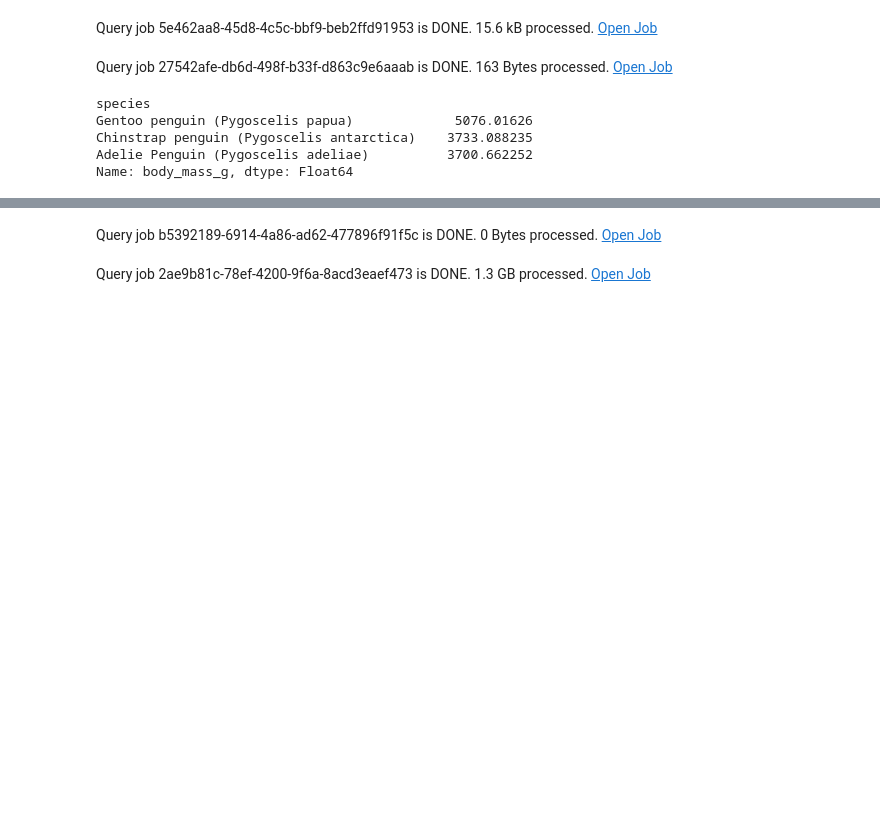
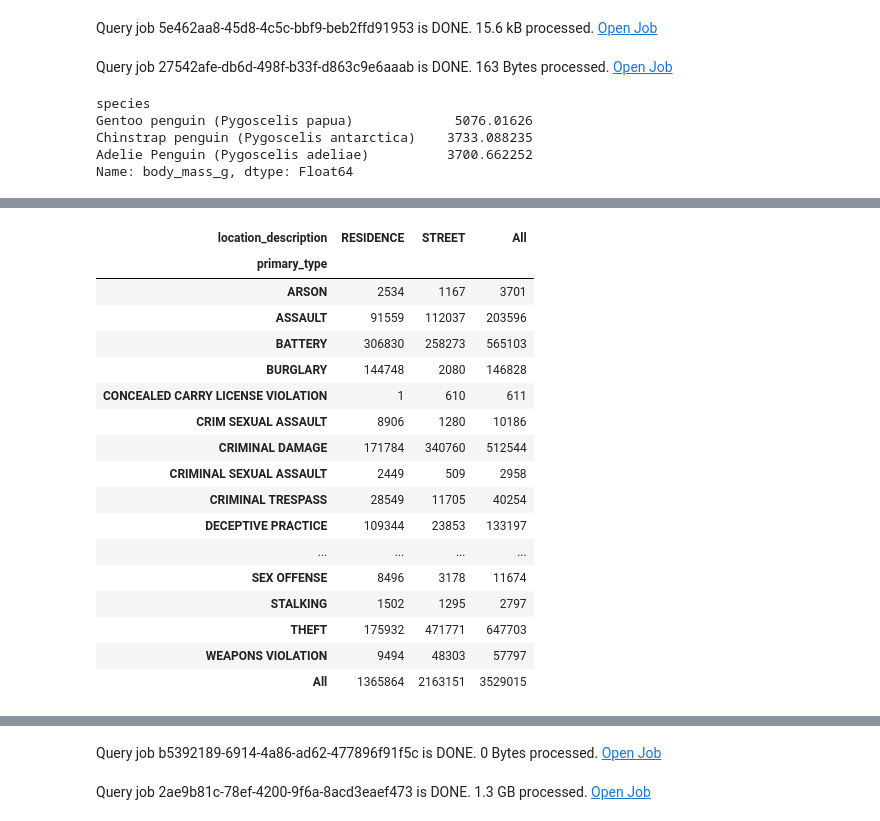
Before and after one commit to ant-laz/vertex-workbench-bigquery, a Jupyter notebook: VertexWorkbenchBigQuery.ipynb, the cells around one changed output, grey strips where cells are left out. Saved outputs shown, nothing was run; the diff lists cells and outputs as text; code cells hidden in the pictures; blank space fills up the shorter version.

```diff
--- a/VertexWorkbenchBigQuery.ipynb
+++ b/VertexWorkbenchBigQuery.ipynb
@@ -377,0 +454,28 @@ Query job 38b145ed-15dd-4310-a139-a18225ccca7f is DONE. 56 Bytes processed. Open
+# %%
+#pd.crosstab(df.make, df.body_style, values=df.curb_weight, aggfunc='mean')
+pd.crosstab(
+    chicago_crime_pddf.primary_type,
+    chicago_crime_pddf.location_description,
+    values=chicago_crime_pddf.crime_count,
+    aggfunc='sum',
+    margins=True
+)
+# %% [output]
+| location_description | RESIDENCE | STREET | All |
+| primary_type |  |  |  |
+| ARSON | 2534 | 1167 | 3701 |
+| ASSAULT | 91559 | 112037 | 203596 |
+| BATTERY | 306830 | 258273 | 565103 |
+| BURGLARY | 144748 | 2080 | 146828 |
+| CONCEALED CARRY LICENSE VIOLATION | 1 | 610 | 611 |
+| CRIM SEXUAL ASSAULT | 8906 | 1280 | 10186 |
+| CRIMINAL DAMAGE | 171784 | 340760 | 512544 |
+| CRIMINAL SEXUAL ASSAULT | 2449 | 509 | 2958 |
+| CRIMINAL TRESPASS | 28549 | 11705 | 40254 |
+| DECEPTIVE PRACTICE | 109344 | 23853 | 133197 |
+| ... | ... | ... | ... |
+| SEX OFFENSE | 8496 | 3178 | 11674 |
+| STALKING | 1502 | 1295 | 2797 |
+| THEFT | 175932 | 471771 | 647703 |
+| WEAPONS VIOLATION | 9494 | 48303 | 57797 |
+| All | 1365864 | 2163151 | 3529015 |
```
Also changed, not shown: parts of 33 cells of this notebook.
